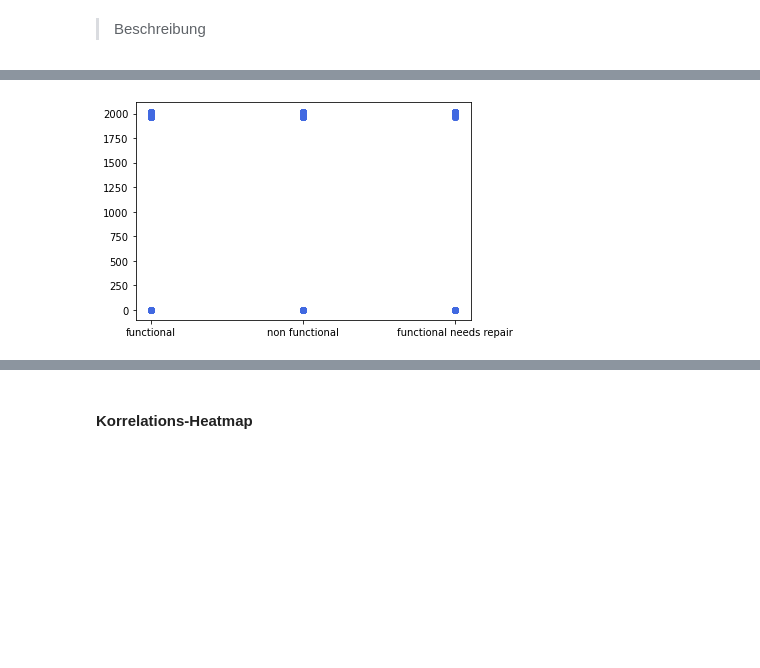
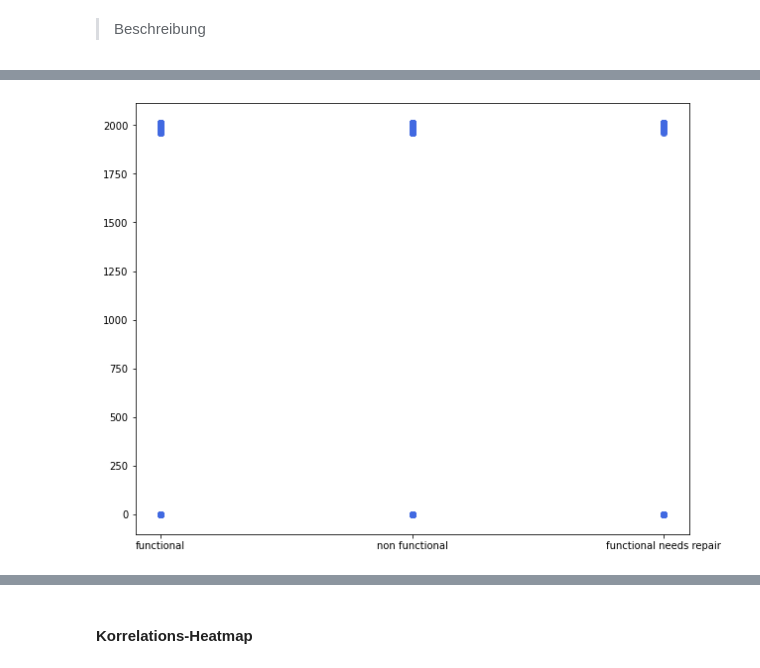
Before and after one commit to finitearth/DataExploration, a Jupyter notebook: presentation.ipynb, the cells around one changed output, grey strips where cells are left out. Drawn from its saved outputs; the diff is of its cells as text; code cells hidden in the pictures; blank space fills up the shorter version.

```diff
--- a/presentation.ipynb
+++ b/presentation.ipynb
@@ -342,5 +352,6 @@ train_data.source.value_counts(normalize="True").plot(kind="bar", color=my_cmap.
 # %%
+fig = plt.figure(figsize=(10,8))
 plt.scatter(train_data['status_group'] ,train_data['construction_year'], alpha = 0.1, color="royalblue");
 # %% [output]
-[figure, old version]
+[figure, new version]
 # %%
```
Also changed, not shown: parts of 14 cells of this notebook.
